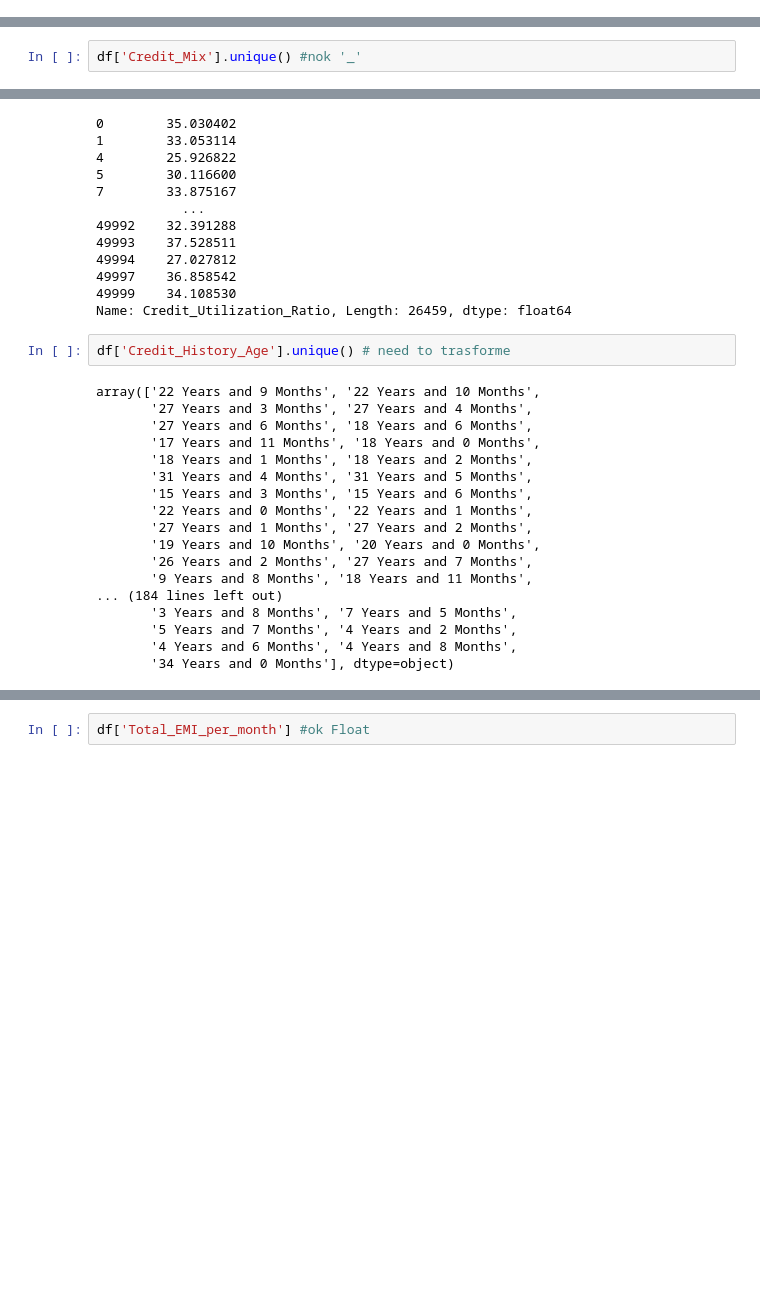
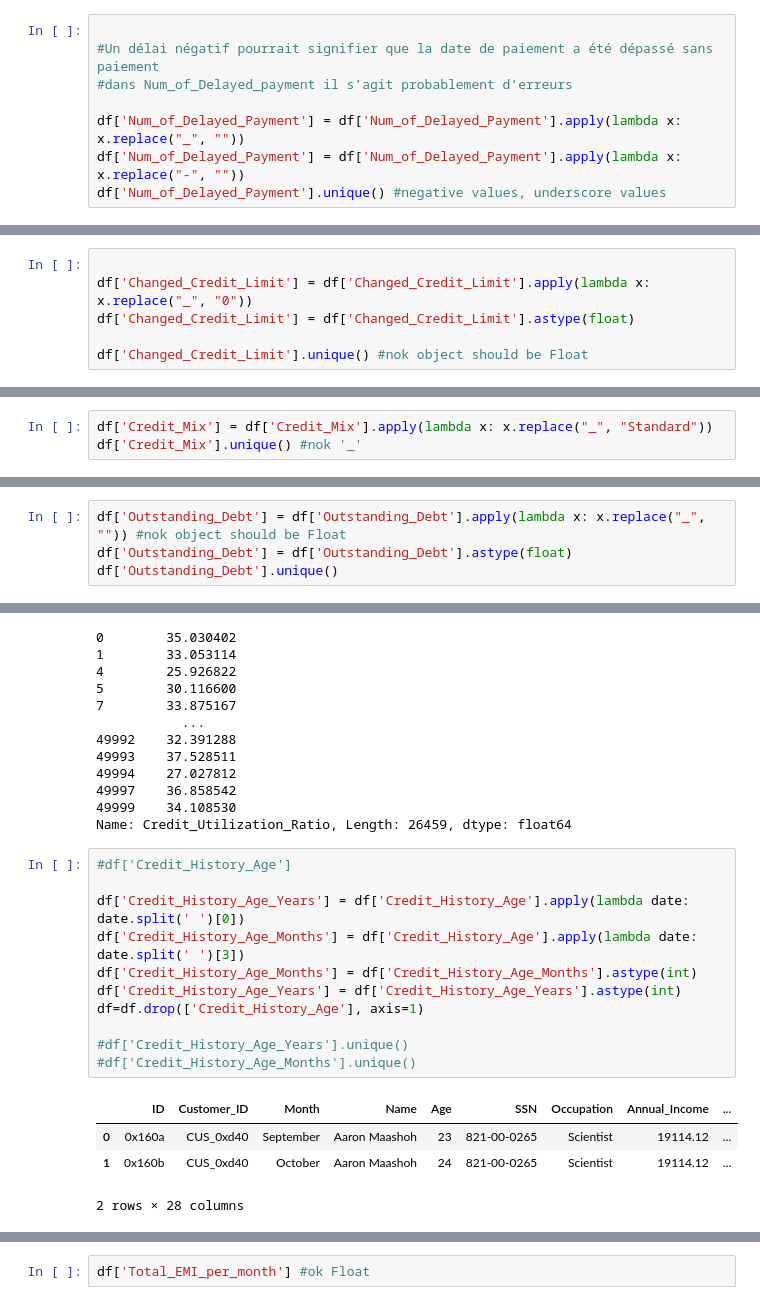
Before and after one commit to anastasiatoullec/Credit_score, a Jupyter notebook: Credit_score.ipynb, the cells around one changed output, grey strips where cells are left out. Saved outputs shown, nothing was run; the diff lists cells and outputs as text; blank space fills up the shorter version.

```diff
--- a/Credit_score.ipynb
+++ b/Credit_score.ipynb
@@ -329,0 +355,8 @@ array(['11.27', '13.27', '5.42', ..., '32.16', '25.16', '13.39'],
+# %%
+
+#Un délai négatif pourrait signifier que la date de paiement a été dépassé sans paiement
+#dans Num_of_Delayed_payment il s’agit probablement d’erreurs
+
+df['Num_of_Delayed_Payment'] = df['Num_of_Delayed_Payment'].apply(lambda x: x.replace("_", ""))
+df['Num_of_Delayed_Payment'] = df['Num_of_Delayed_Payment'].apply(lambda x: x.replace("-", ""))
+df['Num_of_Delayed_Payment'].unique() #negative values, underscore values
@@ -329,0 +381,6 @@ array(['11.27', '13.27', '5.42', ..., '32.16', '25.16', '13.39'],
+# %%
+
+df['Changed_Credit_Limit'] = df['Changed_Credit_Limit'].apply(lambda x: x.replace("_", "0"))
+df['Changed_Credit_Limit'] = df['Changed_Credit_Limit'].astype(float)
+
+df['Changed_Credit_Limit'].unique() #nok object should be Float
@@ -345,3 +404,4 @@ Name: Num_Credit_Inquiries, Length: 26459, dtype: float64
 # %%
+df['Credit_Mix'] = df['Credit_Mix'].apply(lambda x: x.replace("_", "Standard"))
 df['Credit_Mix'].unique() #nok '_'
 # %% [output]
@@ -353,0 +409,4 @@ array(['809.98', '605.03', '1303.01', ..., '620.64', '3571.7', '502.38'],
+# %%
+df['Outstanding_Debt'] = df['Outstanding_Debt'].apply(lambda x: x.replace("_", "")) #nok object should be Float
+df['Outstanding_Debt'] = df['Outstanding_Debt'].astype(float)
+df['Outstanding_Debt'].unique()
@@ -366,24 +427,20 @@ df['Credit_Utilization_Ratio'] #ok Float
 49997    36.858542
 49999    34.108530
 Name: Credit_Utilization_Ratio, Length: 26459, dtype: float64
-# %%
-df['Credit_History_Age'].unique() # need to trasforme
-# %% [output]
-array(['22 Years and 9 Months', '22 Years and 10 Months',
-       '27 Years and 3 Months', '27 Years and 4 Months',
-       '27 Years and 6 Months', '18 Years and 6 Months',
-       '17 Years and 11 Months', '18 Years and 0 Months',
-       '18 Years and 1 Months', '18 Years and 2 Months',
-       '31 Years and 4 Months', '31 Years and 5 Months',
-       '15 Years and 3 Months', '15 Years and 6 Months',
-       '22 Years and 0 Months', '22 Years and 1 Months',
-       '27 Years and 1 Months', '27 Years and 2 Months',
-       '19 Years and 10 Months', '20 Years and 0 Months',
-       '26 Years and 2 Months', '27 Years and 7 Months',
-       '9 Years and 8 Months', '18 Years and 11 Months',
-... (184 lines left out)
-       '3 Years and 8 Months', '7 Years and 5 Months',
-       '5 Years and 7 Months', '4 Years and 2 Months',
-       '4 Years and 6 Months', '4 Years and 8 Months',
-       '34 Years and 0 Months'], dtype=object)
+# %%
+#df['Credit_History_Age']
+
+df['Credit_History_Age_Years'] = df['Credit_History_Age'].apply(lambda date: date.split(' ')[0])
+df['Credit_History_Age_Months'] = df['Credit_History_Age'].apply(lambda date: date.split(' ')[3])
+df['Credit_History_Age_Months'] = df['Credit_History_Age_Months'].astype(int)
+df['Credit_History_Age_Years'] = df['Credit_History_Age_Years'].astype(int)
+df=df.drop(['Credit_History_Age'], axis=1)
+
+#df['Credit_History_Age_Years'].unique()
+#df['Credit_History_Age_Months'].unique()
+# %% [output]
+|  | ID | Customer_ID | Month | Name | Age | SSN | Occupation | Annual_Income | ... |
+| 0 | 0x160a | CUS_0xd40 | September | Aaron Maashoh | 23 | 821-00-0265 | Scientist | 19114.12 | ... |
+| 1 | 0x160b | CUS_0xd40 | October | Aaron Maashoh | 24 | 821-00-0265 | Scientist | 19114.12 | ... |
+2 rows × 28 columns
 # %%
```
Also changed, not shown: parts of 32 cells of this notebook.
